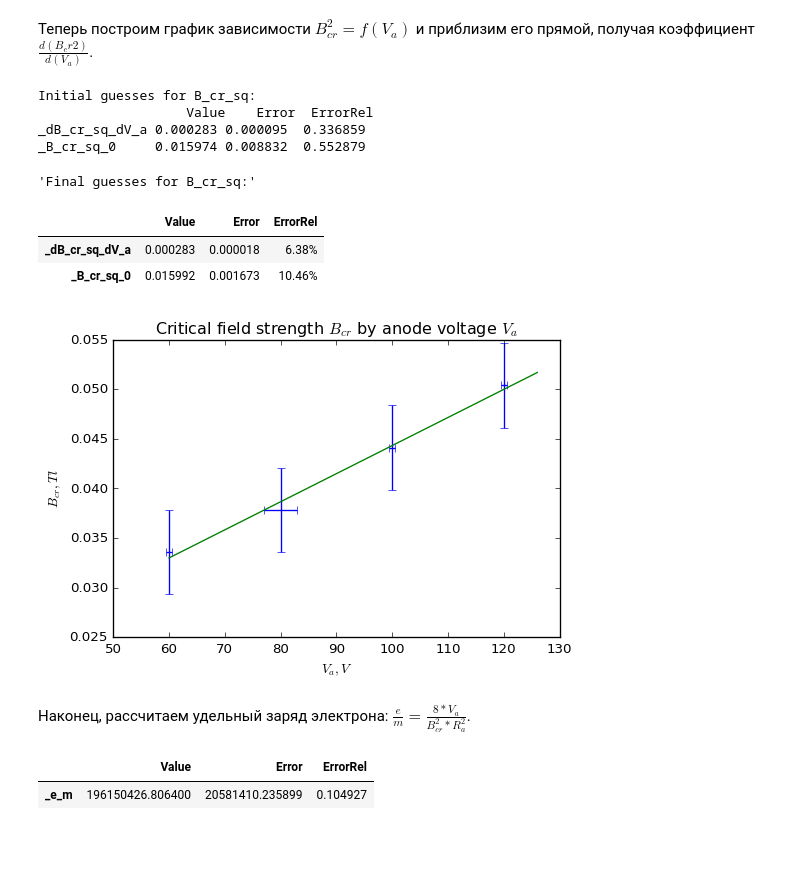
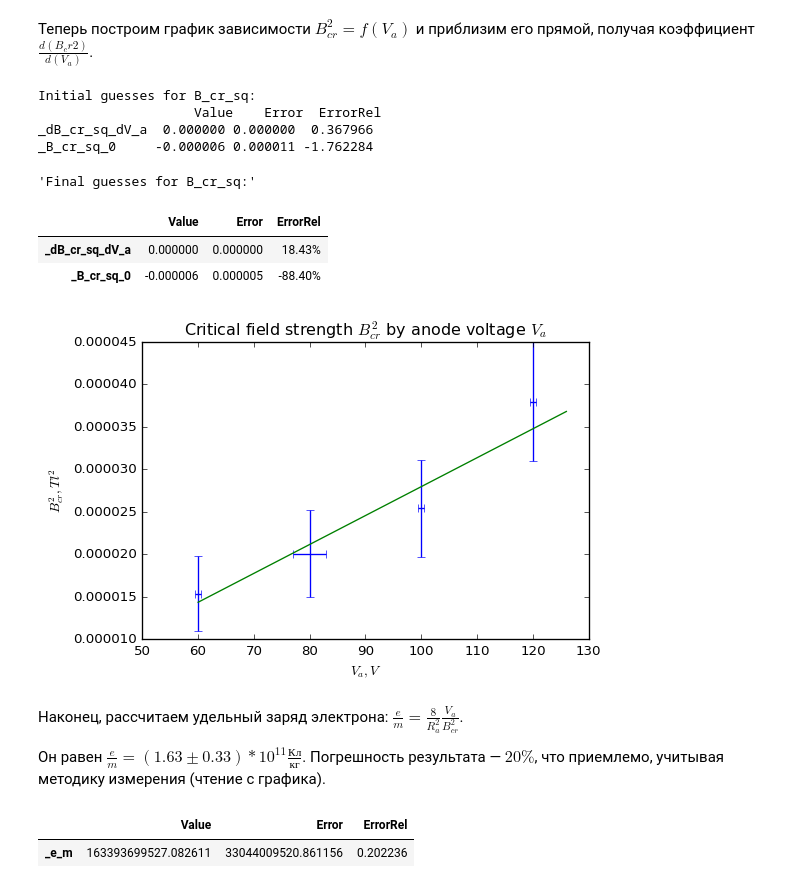
Before and after one commit to intelfx/mipt-lab, a Jupyter notebook: Курс 2 семестр 1/Лабы/3.3.1b/3.3.1b.ipynb, the cells around one changed output. Cells and saved outputs as stored; diff of their text form; code cells hidden in the pictures; blank space fills up the shorter version.

```diff
--- a/Курс 2 семестр 1/Лабы/3.3.1b/3.3.1b.ipynb
+++ b/Курс 2 семестр 1/Лабы/3.3.1b/3.3.1b.ipynb
@@ -133,10 +133,10 @@ None
 
 Зафиксируем значения $I_{cr}$ для каждого напряжения на аноде.
 # %%
-ll.add(data["V_a=60"], ll.var(name = "I_cr", value = 40, error = 5))
-ll.add(data["V_a=80"], ll.var(name = "I_cr", value = 45, error = 5))
-ll.add(data["V_a=100"], ll.var(name = "I_cr", value = 52.5, error = 5))
-ll.add(data["V_a=120"], ll.var(name = "I_cr", value = 60, error = 5))
+ll.add(data["V_a=60"], ll.var(name = "I_cr", value = 35, error = 5))
+ll.add(data["V_a=80"], ll.var(name = "I_cr", value = 40, error = 5))
+ll.add(data["V_a=100"], ll.var(name = "I_cr", value = 45, error = 5))
+ll.add(data["V_a=120"], ll.var(name = "I_cr", value = 55, error = 5))
 # %% [markdown]
 Теперь будем строить зависимость критического тока $I_{cr}$ от напряжения на аноде $V_a$. Сначала рассчитаем соответствующие критическим токам напряжённости магнитного поля в соленоиде: $B_{cr} = I_{cr} * \frac{dB}{dI}$ (значение коэффициента известно заранее).
 # %%
@@ -164,49 +164,51 @@ disp(columns[e])
 # %%
 ll.compute(name = "B_cr_sq",
            expr = lambda B_cr: B_cr ** 2,
            data = data[e],
            columns = columns[e])
 
 model = ll.fit2(name = "B_cr_sq",
                 model = lambda V_a, _dB_cr_sq_dV_a, _B_cr_sq_0: V_a * _dB_cr_sq_dV_a + _B_cr_sq_0,
                 x = columns[e]["V_a"],
                 xerr = columns[e]["Error_V_a"],
-                y = columns[e]["B_cr"],
-                yerr = columns[e]["Error_B_cr"],
+                y = columns[e]["B_cr_sq"],
+                yerr = columns[e]["Error_B_cr_sq"],
                 data = data[e])
 
 linspace = ll.linspace(columns[e]["V_a"])
 
-plt.title("Critical field strength $B_{cr}$ by anode voltage $V_a$")
+plt.title("Critical field strength $B_{cr}^2$ by anode voltage $V_a$")
 plt.xlabel("$V_a, V$")
-plt.ylabel("$B_{cr}, Tl$")
+plt.ylabel("$B_{cr}^2, Tl^2$")
 
 plt.errorbar(x = columns[e]["V_a"],
              xerr = columns[e]["Error_V_a"],
-             y = columns[e]["B_cr"],
-             yerr = columns[e]["Error_B_cr"],
+             y = columns[e]["B_cr_sq"],
+             yerr = columns[e]["Error_B_cr_sq"],
              linestyle = "none")
 plt.errorbar(x = linspace, y = model(linspace))
 None
 # %% [output]
 Initial guesses for B_cr_sq:
-                   Value    Error  ErrorRel
-_dB_cr_sq_dV_a 0.000283 0.000095  0.336859
-_B_cr_sq_0     0.015974 0.008832  0.552879
+                    Value    Error  ErrorRel
+_dB_cr_sq_dV_a  0.000000 0.000000  0.367966
+_B_cr_sq_0     -0.000006 0.000011 -1.762284
 'Final guesses for B_cr_sq:'
 |  | Value | Error | ErrorRel |
-| _dB_cr_sq_dV_a | 0.000283 | 0.000018 | 6.38% |
-| _B_cr_sq_0 | 0.015992 | 0.001673 | 10.46% |
+| _dB_cr_sq_dV_a | 0.000000 | 0.000000 | 18.43% |
+| _B_cr_sq_0 | -0.000006 | 0.000005 | -88.40% |
-[figure, old version]
+[figure, new version]
 # %% [markdown]
-Наконец, рассчитаем удельный заряд электрона: $\frac{e}{m} = \frac{8 * V_a}{B_{cr}^2 * R_a^2}$.
+Наконец, рассчитаем удельный заряд электрона: $\frac{e}{m} = \frac{8}{R_a^2} \frac{V_a}{B_{cr}^2}$.
+
+Он равен $\frac{e}{m} = (1.63 \pm 0.33) * 10^{11} \frac{Кл}{кг}$. Погрешность результата — $20\%$, что приемлемо, учитывая методику измерения (чтение с графика).
 # %%
 ll.compute(name = "_e_m",
-           expr = lambda R_a, _dB_cr_sq_dV_a: 8 / R_a**2 / _dB_cr_sq_dV_a,
+           expr = lambda R_a, _dB_cr_sq_dV_a: 8 / (R_a**2 * _dB_cr_sq_dV_a),
            data = data[e],
            columns = columns[e])
 
 disp(data[e].loc[["_e_m"]])
 # %% [output]
 |  | Value | Error | ErrorRel |
-| _e_m | 196150426.806400 | 20581410.235899 | 0.104927 |
+| _e_m | 163393699527.082611 | 33044009520.861156 | 0.202236 |
```
Also changed, not shown: parts of 2 cells of this notebook, 2 other files.
